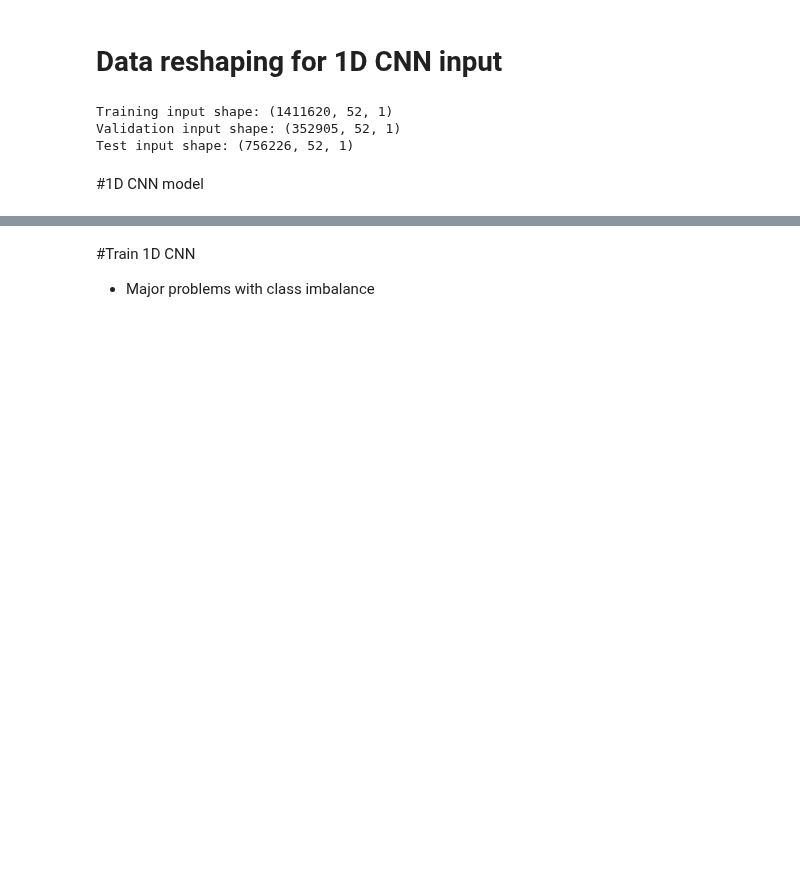
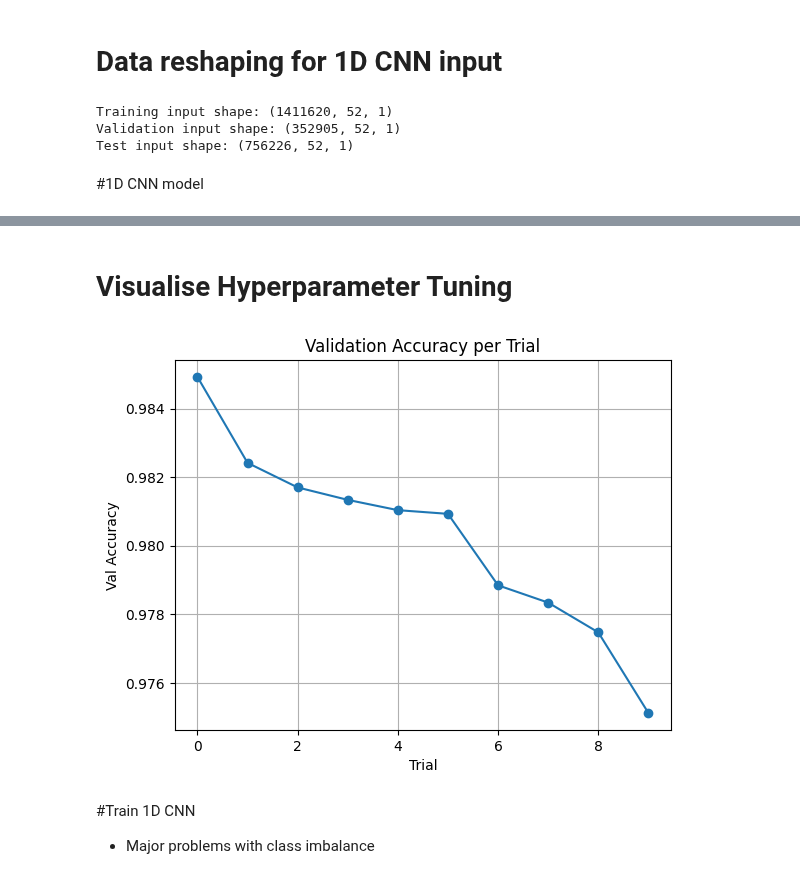
Before and after one commit to SianC7/LAIDS, a Jupyter notebook: 1D_CNN_baseline_model(+quant).ipynb, the cells around one changed output, grey strips where cells are left out. Saved outputs shown, nothing was run; the diff lists cells and outputs as text; code cells hidden in the pictures; blank space fills up the shorter version.

Commit message:
trying Hyperparameter tuning

```diff
--- a/1D_CNN_baseline_model(+quant).ipynb
+++ b/1D_CNN_baseline_model(+quant).ipynb
@@ -246,0 +278,19 @@ model.compile(optimizer='adam', loss='binary_crossentropy', metrics=['accuracy']
+# %%
+tuner = kt.BayesianOptimization(
+    build_base_model,
+    objective='val_accuracy',
+    max_trials=10,
+    directory='bayesian_tuning',
+    project_name='baseline_cnn'
+)
+
+early_stop = tf.keras.callbacks.EarlyStopping(monitor='val_loss', # Specify monitor='val_loss' to track the validation loss.
+                               patience=3, #the number of epochs to wait for an improvement
+                               restore_best_weights=True) # Revert the model to its state where it outputted the lowest validation loss
+
+
+tuner.search(X_train, y_train,
+             epochs=10,
+             batch_size=64,
+             validation_data=(X_val, y_val),
+             callbacks=[early_stop])
@@ -247,3 +319,20 @@ model.compile(optimizer='adam', loss='binary_crossentropy', metrics=['accuracy']
+# %% [markdown]
+# Visualise Hyperparameter Tuning
+# %%
+import pandas as pd
+import matplotlib.pyplot as plt
+
+trials = tuner.oracle.get_best_trials(num_trials=20)
+val_accuracies = [t.metrics.get_last_value('val_accuracy') for t in trials]
+
+plt.plot(val_accuracies, marker='o')
+plt.title('Validation Accuracy per Trial')
+plt.xlabel('Trial')
+plt.ylabel('Val Accuracy')
+plt.grid(True)
+plt.show()
+# %% [output]
+[figure, added]
 # %% [markdown]
 #Train 1D CNN
 
```
Also changed, not shown: parts of 14 cells of this notebook.
